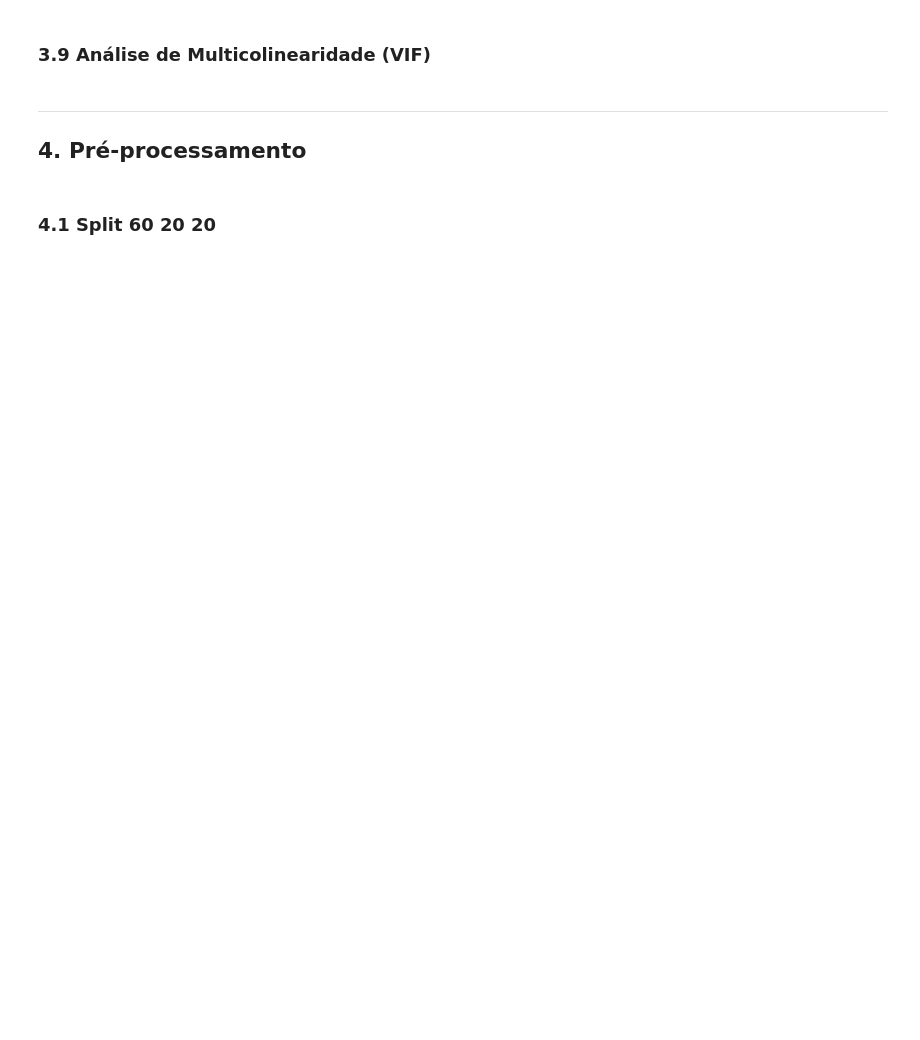
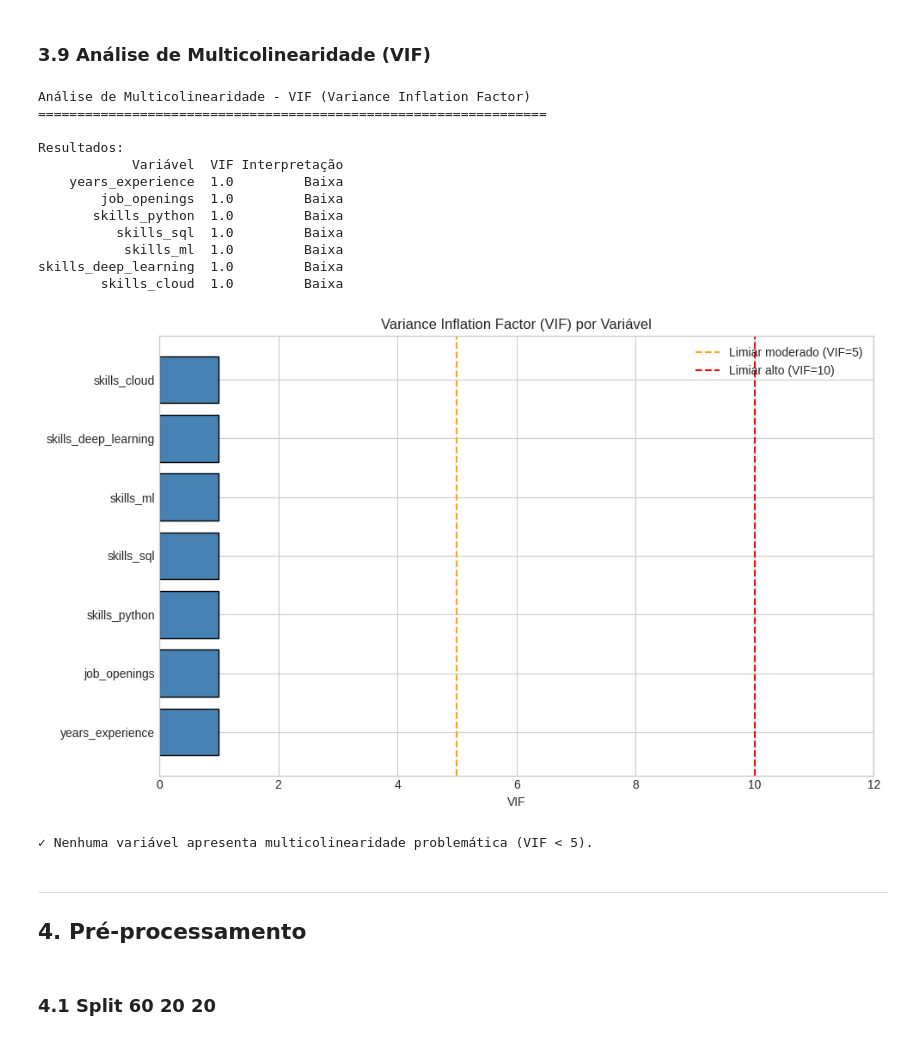
Before and after one commit to JaumGabriell/testesC318, a Jupyter notebook: notebooks/main_analysis.ipynb, the cells around one changed output. Saved outputs shown, nothing was run; the diff lists cells and outputs as text; code cells hidden in the pictures; blank space fills up the shorter version.

```diff
--- a/notebooks/main_analysis.ipynb
+++ b/notebooks/main_analysis.ipynb
@@ -423,7 +446,7 @@ print("  dentro de faixas razoáveis e não serão removidos.")
 # %%
 
 # Selecionar variáveis numéricas e binárias
-numeric_cols_vif = ['years_experience', 'job_openings', 'job_posting_month', 'job_posting_year',
+numeric_cols_vif = ['years_experience', 'job_openings',
                     'skills_python', 'skills_sql', 'skills_ml', 'skills_deep_learning', 'skills_cloud']
 
 # Criar matriz com a constante indispensável para o cálculo correto no statsmodels
@@ -440,33 +463,48 @@ for col in numeric_cols_vif:
         'Interpretação': 'Alta' if vif_value > 10 else ('Moderada' if vif_value > 5 else 'Baixa')
     })
 
 vif_df = pd.DataFrame(vif_data).sort_values('VIF', ascending=False)
 
 print("Análise de Multicolinearidade - VIF (Variance Inflation Factor)")
 print("="*65)
 print("\nResultados:")
 print(vif_df.to_string(index=False))
 
 # Visualização
 plt.figure(figsize=(10, 6))
 colors = ['red' if v > 10 else ('orange' if v > 5 else 'steelblue') for v in vif_df['VIF']]
 plt.barh(vif_df['Variável'], vif_df['VIF'], color=colors, edgecolor='black')
 plt.axvline(x=5, color='orange', linestyle='--', label='Limiar moderado (VIF=5)')
 plt.axvline(x=10, color='red', linestyle='--', label='Limiar alto (VIF=10)')
 plt.xlim(0, 12)
 plt.xlabel('VIF')
 plt.title('Variance Inflation Factor (VIF) por Variável')
 plt.legend()
 plt.tight_layout()
 plt.savefig('../reports/vif_analysis.png', dpi=150, bbox_inches='tight')
 plt.show()
 
 # Conclusão
 high_vif = vif_df[vif_df['VIF'] > 5]
 if len(high_vif) > 0:
     print(f"\n⚠ Variáveis com VIF > 5: {list(high_vif['Variável'])}")
 else:
     print("\n✓ Nenhuma variável apresenta multicolinearidade problemática (VIF < 5).")
+# %% [output]
+Análise de Multicolinearidade - VIF (Variance Inflation Factor)
+=================================================================
+
+Resultados:
+            Variável  VIF Interpretação
+    years_experience  1.0         Baixa
+        job_openings  1.0         Baixa
+       skills_python  1.0         Baixa
+          skills_sql  1.0         Baixa
+           skills_ml  1.0         Baixa
+skills_deep_learning  1.0         Baixa
+        skills_cloud  1.0         Baixa
+[figure, added]
+✓ Nenhuma variável apresenta multicolinearidade problemática (VIF < 5).
 # %% [markdown]
 ---
 ## 4. Pré-processamento
```
Also changed, not shown: parts of 20 cells of this notebook, 13 other files.
